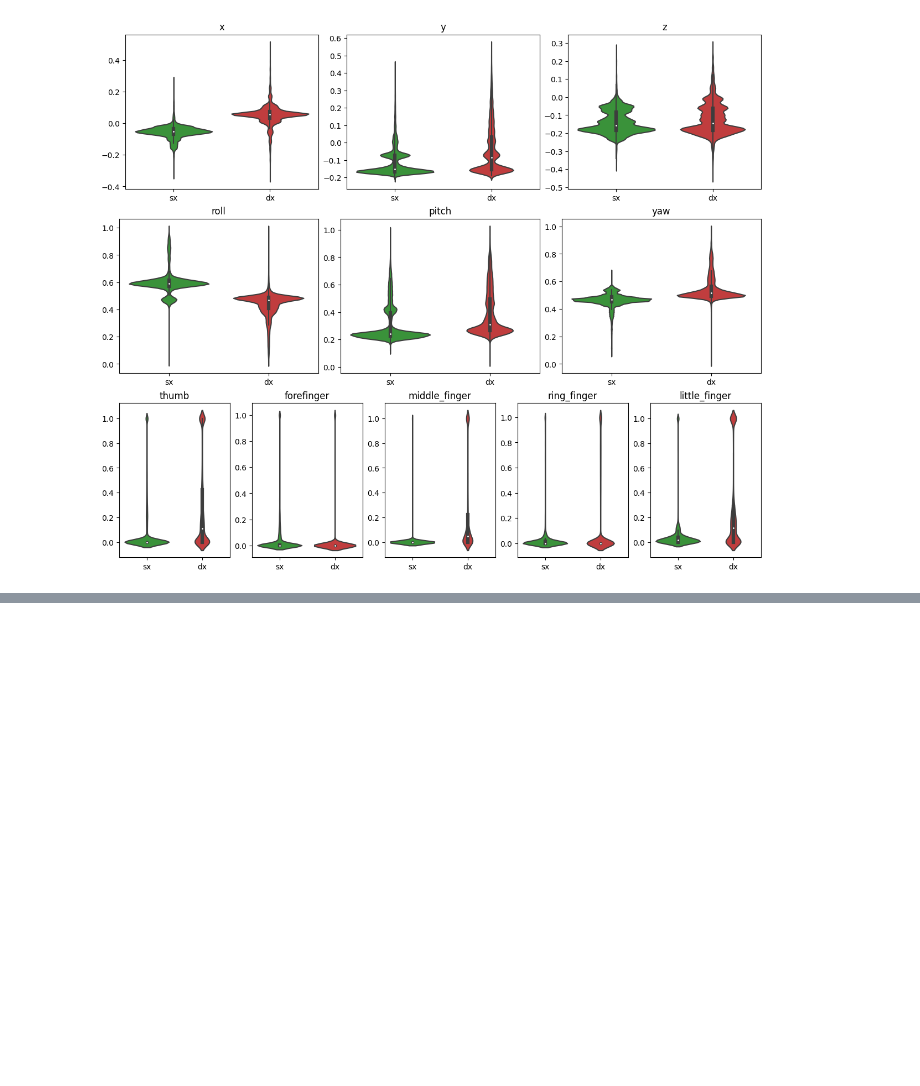
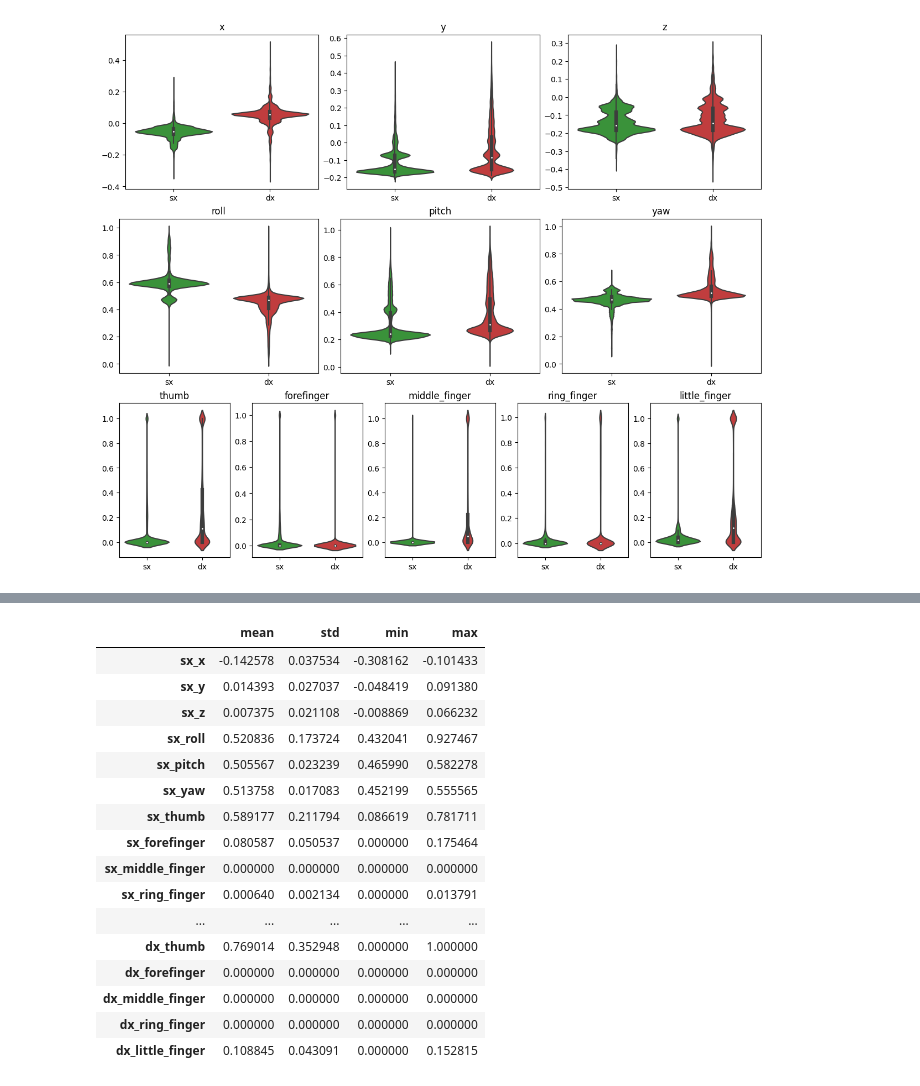
Before and after one commit to notlosca/auslan-classification, a Jupyter notebook: data_exploration.ipynb, the cells around one changed output, grey strips where cells are left out. Saved outputs shown, nothing was run; the diff lists cells and outputs as text; code cells hidden in the pictures; blank space fills up the shorter version.

```diff
--- a/data_exploration.ipynb
+++ b/data_exploration.ipynb
@@ -146,0 +292,20 @@ plt.show()
+# %%
+spec_two_data_df.describe().T[statistics]
+# %% [output]
+|  | mean | std | min | max |
+| sx_x | -0.142578 | 0.037534 | -0.308162 | -0.101433 |
+| sx_y | 0.014393 | 0.027037 | -0.048419 | 0.091380 |
+| sx_z | 0.007375 | 0.021108 | -0.008869 | 0.066232 |
+| sx_roll | 0.520836 | 0.173724 | 0.432041 | 0.927467 |
+| sx_pitch | 0.505567 | 0.023239 | 0.465990 | 0.582278 |
+| sx_yaw | 0.513758 | 0.017083 | 0.452199 | 0.555565 |
+| sx_thumb | 0.589177 | 0.211794 | 0.086619 | 0.781711 |
+| sx_forefinger | 0.080587 | 0.050537 | 0.000000 | 0.175464 |
+| sx_middle_finger | 0.000000 | 0.000000 | 0.000000 | 0.000000 |
+| sx_ring_finger | 0.000640 | 0.002134 | 0.000000 | 0.013791 |
+| ... | ... | ... | ... | ... |
+| dx_thumb | 0.769014 | 0.352948 | 0.000000 | 1.000000 |
+| dx_forefinger | 0.000000 | 0.000000 | 0.000000 | 0.000000 |
+| dx_middle_finger | 0.000000 | 0.000000 | 0.000000 | 0.000000 |
+| dx_ring_finger | 0.000000 | 0.000000 | 0.000000 | 0.000000 |
+| dx_little_finger | 0.108845 | 0.043091 | 0.000000 | 0.152815 |
```
Also changed, not shown: parts of 10 cells of this notebook.
